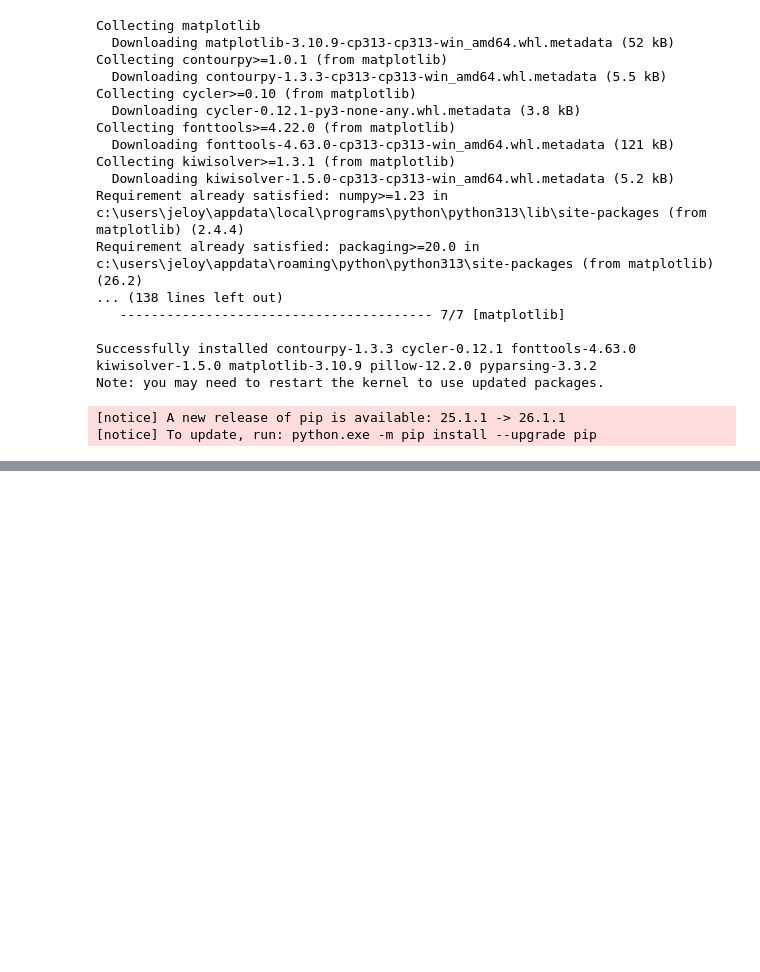
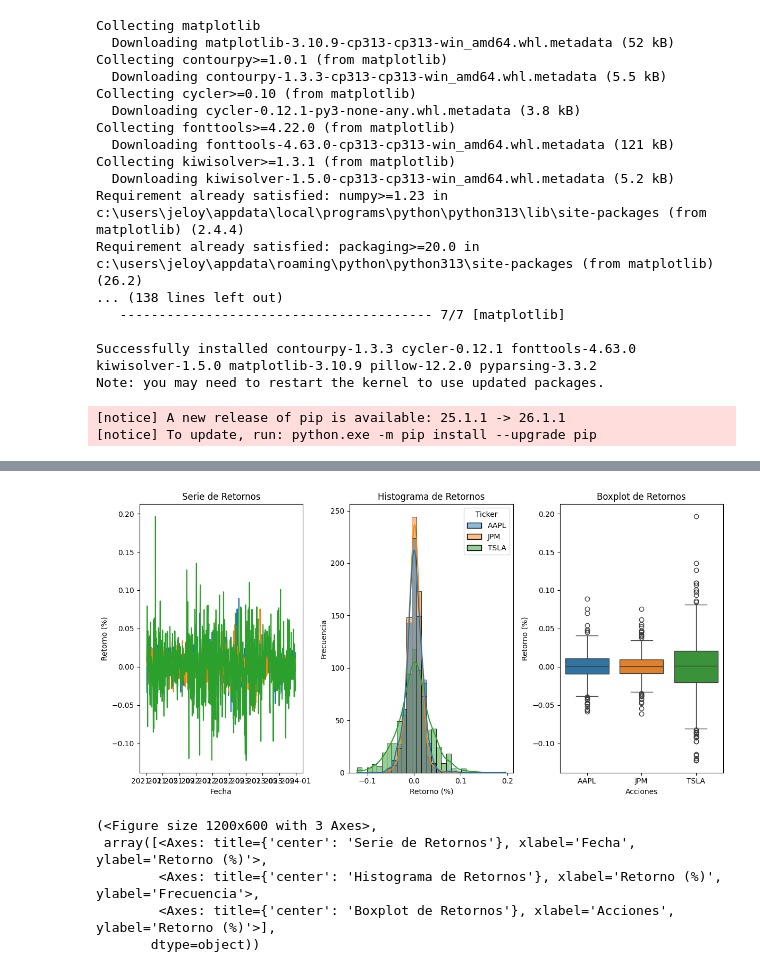
Before and after one commit to Felipe-Lopez-Vergara/ds_finance_-Lopez-, a Jupyter notebook: notebooks/HW_Sesion_1.ipynb, the cells around one changed output, grey strips where cells are left out. Saved outputs shown, nothing was run; the diff lists cells and outputs as text; code cells hidden in the pictures; blank space fills up the shorter version.

Commit message:
feat: agrego gráficos

```diff
--- a/notebooks/HW_Sesion_1.ipynb
+++ b/notebooks/HW_Sesion_1.ipynb
@@ -199,9 +132,35 @@ from matplotlib import pyplot as plt
 import seaborn as sns
 # %%
 def plot_retornos(df):
-    sns.histplot(df, bins = 30, kde = True)
-    plt.title("Histograma Series de Apple")
-    plt.xlabel("Valor del Activo")
-    plt.ylabel("Frecuencia Absoluta")
+    fig, axes = plt.subplots(1,3, figsize=(12, 6))
+
+    #Primer gráfico: Serie de Tiempo
+    axes[0].plot(df)
+    axes[0].set_title("Serie de Retornos")
+    axes[0].set_xlabel("Fecha")
+    axes[0].set_ylabel("Retorno (%)")
+
+    #Segundo gráfico: Histograma
+    sns.histplot(df, bins=30, kde=True, ax=axes[1])
+    axes[1].set_title("Histograma de Retornos")
+    axes[1].set_xlabel("Retorno (%)")
+    axes[1].set_ylabel("Frecuencia")
+
+    #Tercer gráfico: Boxplot
+    sns.boxplot(df, orient='v', ax=axes[2])
+    axes[2].set_title("Boxplot de Retornos")
+    axes[2].set_xlabel("Acciones")
+    axes[2].set_ylabel("Retorno (%)")
+
+    plt.tight_layout()
     plt.show()
-    return plot_retornos(df_retornos)
+    return fig, axes
+
+plot_retornos(df_retornos)
+# %% [output]
+[figure, added]
+(<Figure size 1200x600 with 3 Axes>,
+ array([<Axes: title={'center': 'Serie de Retornos'}, xlabel='Fecha', ylabel='Retorno (%)'>,
+        <Axes: title={'center': 'Histograma de Retornos'}, xlabel='Retorno (%)', ylabel='Frecuencia'>,
+        <Axes: title={'center': 'Boxplot de Retornos'}, xlabel='Acciones', ylabel='Retorno (%)'>],
+       dtype=object))
```
Also changed, not shown: parts of 10 cells of this notebook.
